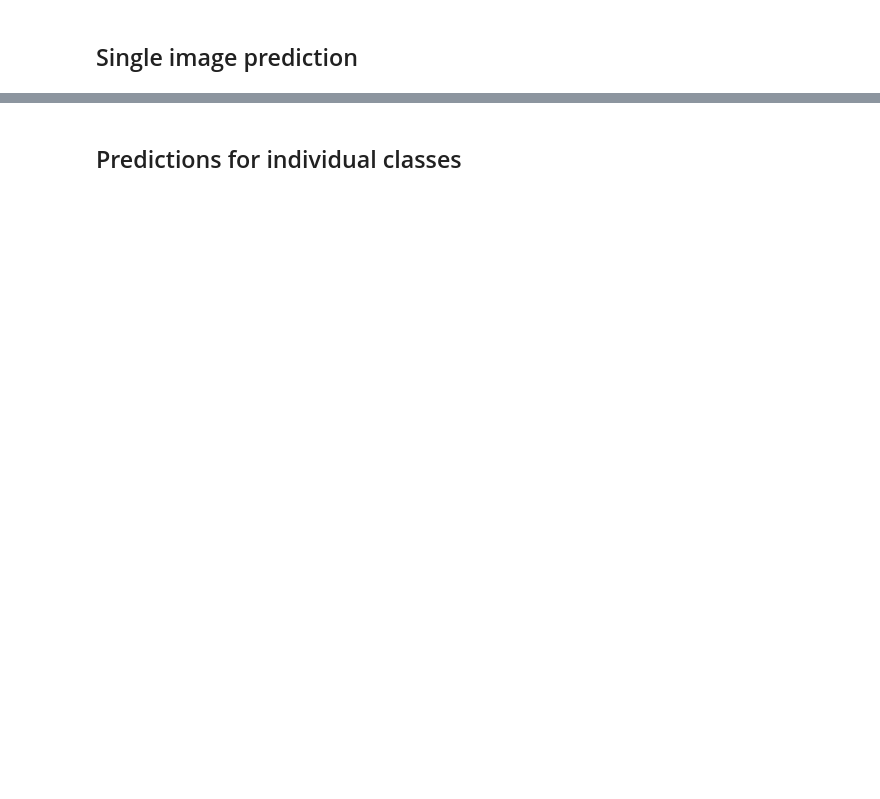
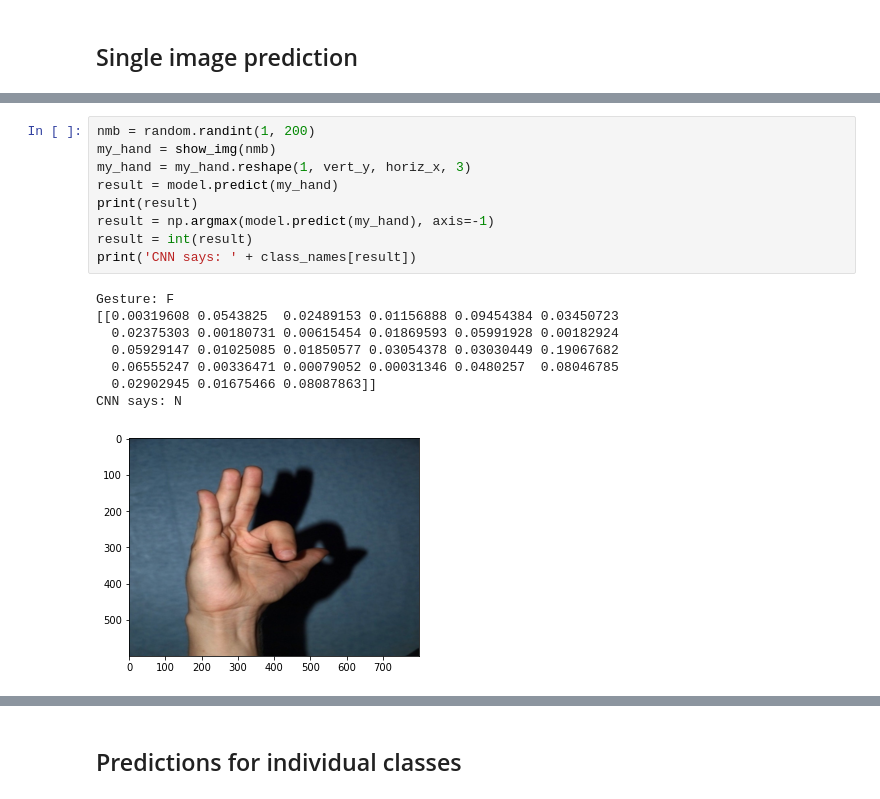
Before and after one commit to werd0n4/hand-gesture-classification, a Jupyter notebook: Main.ipynb, the cells around one changed output, grey strips where cells are left out. Cells and saved outputs as stored; diff of their text form; blank space fills up the shorter version.

```diff
--- a/Main.ipynb
+++ b/Main.ipynb
@@ -439 +529,19 @@ metrics
+# %%
+nmb = random.randint(1, 200)
+my_hand = show_img(nmb)
+my_hand = my_hand.reshape(1, vert_y, horiz_x, 3)
+result = model.predict(my_hand)
+print(result)
+result = np.argmax(model.predict(my_hand), axis=-1)
+result = int(result)
+print('CNN says: ' + class_names[result])
+# %% [output]
+Gesture: F
+[[0.00319608 0.0543825  0.02489153 0.01156888 0.09454384 0.03450723
+  0.02375303 0.00180731 0.00615454 0.01869593 0.05991928 0.00182924
+  0.05929147 0.01025085 0.01850577 0.03054378 0.03030449 0.19067682
+  0.06555247 0.00336471 0.00079052 0.00031346 0.0480257  0.08046785
+  0.02902945 0.01675466 0.08087863]]
+CNN says: N
+[figure, added]
 # %%
```
Also changed, not shown: parts of 27 cells of this notebook.
